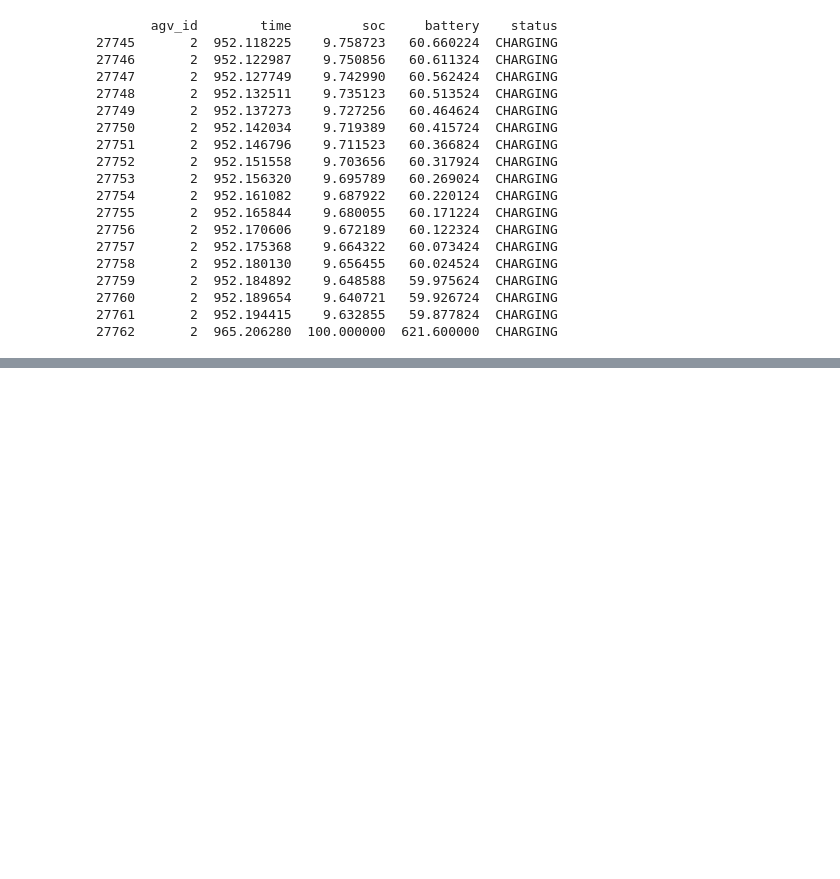
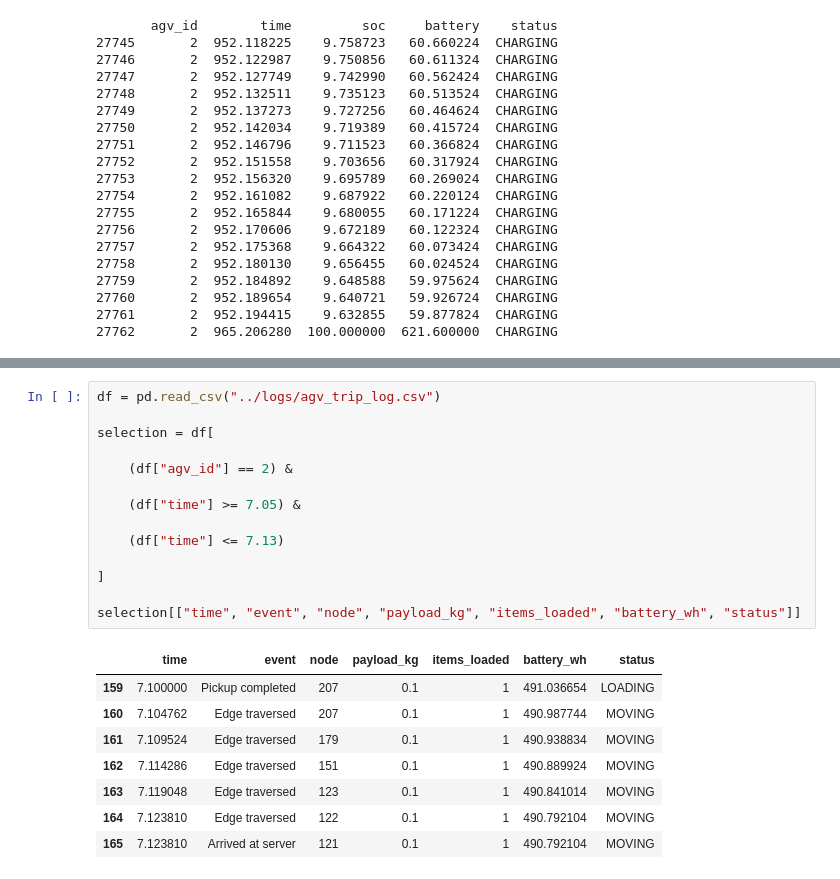
Before and after one commit to chenneman/sas-eew-group-1, a Jupyter notebook: scripts/Plots verification.ipynb, the cells around one changed output, grey strips where cells are left out. Cells and saved outputs as stored; diff of their text form; blank space fills up the shorter version.

```diff
--- a/scripts/Plots verification.ipynb
+++ b/scripts/Plots verification.ipynb
@@ -82,0 +137,23 @@ print(agv2_charging)
+# %%
+df = pd.read_csv("../logs/agv_trip_log.csv")
+
+selection = df[
+
+    (df["agv_id"] == 2) &
+
+    (df["time"] >= 7.05) &
+
+    (df["time"] <= 7.13)
+
+]
+
+selection[["time", "event", "node", "payload_kg", "items_loaded", "battery_wh", "status"]]
+# %% [output]
+|  | time | event | node | payload_kg | items_loaded | battery_wh | status |
+| 159 | 7.100000 | Pickup completed | 207 | 0.1 | 1 | 491.036654 | LOADING |
+| 160 | 7.104762 | Edge traversed | 207 | 0.1 | 1 | 490.987744 | MOVING |
+| 161 | 7.109524 | Edge traversed | 179 | 0.1 | 1 | 490.938834 | MOVING |
+| 162 | 7.114286 | Edge traversed | 151 | 0.1 | 1 | 490.889924 | MOVING |
+| 163 | 7.119048 | Edge traversed | 123 | 0.1 | 1 | 490.841014 | MOVING |
+| 164 | 7.123810 | Edge traversed | 122 | 0.1 | 1 | 490.792104 | MOVING |
+| 165 | 7.123810 | Arrived at server | 121 | 0.1 | 1 | 490.792104 | MOVING |
```
Also changed, not shown: parts of 2 cells of this notebook, 3 other files.
